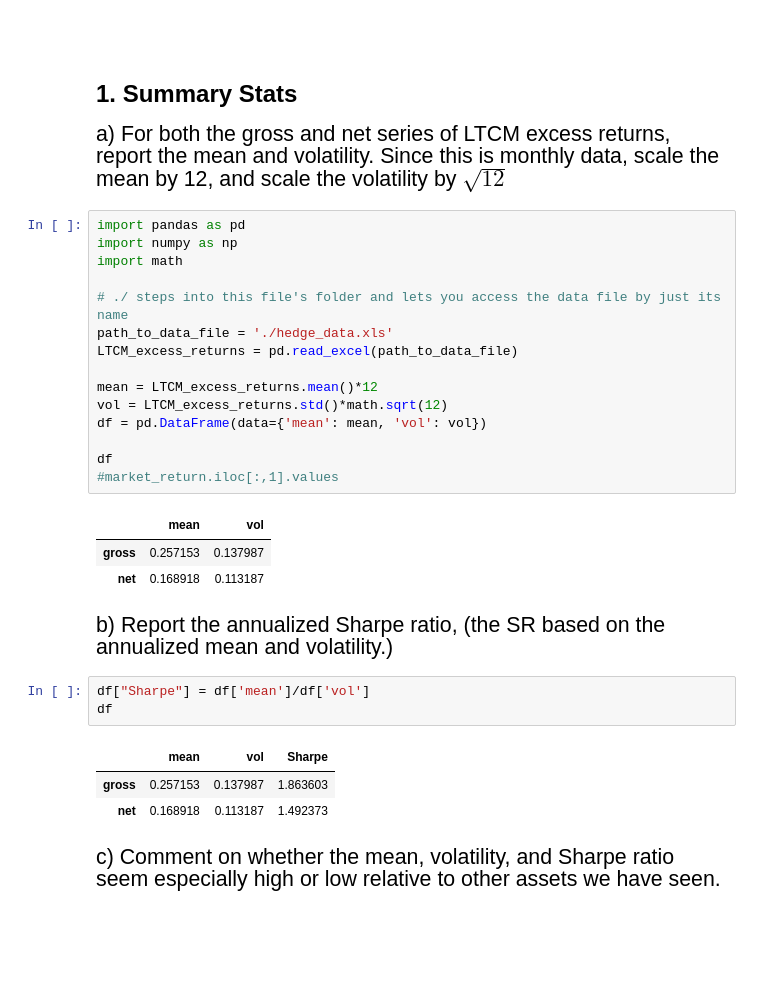
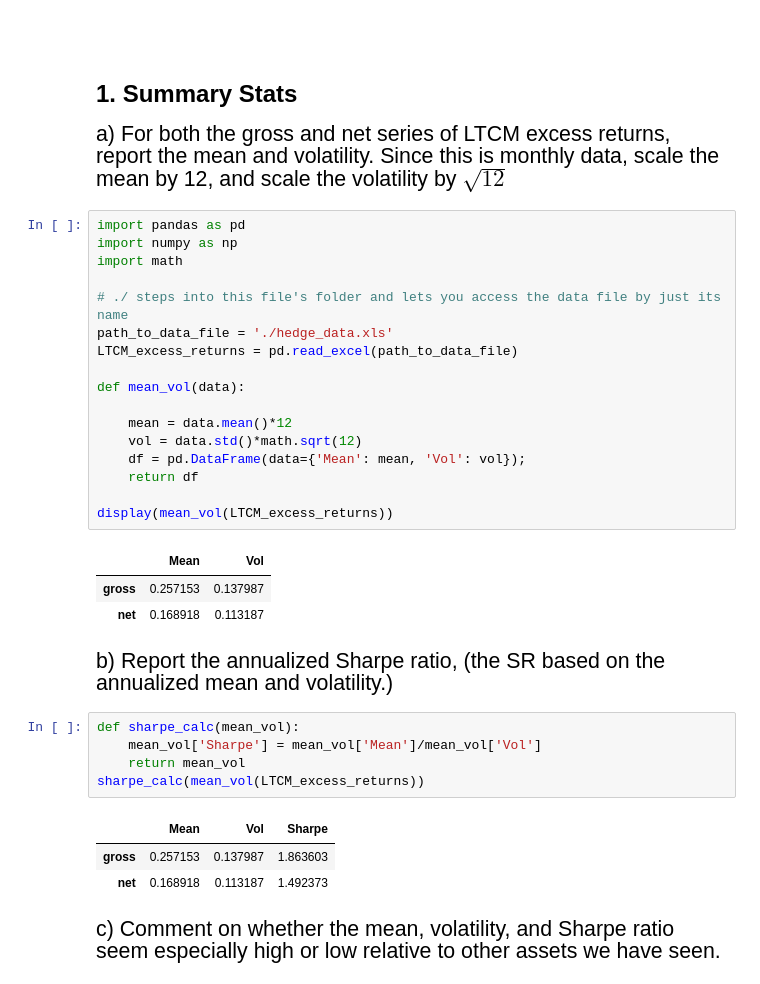
Before and after one commit to brandtlawson/Quant-Course, a Jupyter notebook: HW2/HW2_code.ipynb, the cells around one changed output. Cells and saved outputs as stored; diff of their text form; blank space fills up the shorter version.

```diff
--- a/HW2/HW2_code.ipynb
+++ b/HW2/HW2_code.ipynb
@@ -18,31 +18,35 @@
 # %%
 import pandas as pd
 import numpy as np
 import math
 
 # ./ steps into this file's folder and lets you access the data file by just its name
 path_to_data_file = './hedge_data.xls'
 LTCM_excess_returns = pd.read_excel(path_to_data_file)
 
-mean = LTCM_excess_returns.mean()*12
-vol = LTCM_excess_returns.std()*math.sqrt(12)
-df = pd.DataFrame(data={'mean': mean, 'vol': vol})
+def mean_vol(data):
 
-df
-#market_return.iloc[:,1].values
+    mean = data.mean()*12
+    vol = data.std()*math.sqrt(12)
+    df = pd.DataFrame(data={'Mean': mean, 'Vol': vol});
+    return df
+
+display(mean_vol(LTCM_excess_returns))
 # %% [output]
-|  | mean | vol |
+|  | Mean | Vol |
 | gross | 0.257153 | 0.137987 |
 | net | 0.168918 | 0.113187 |
 # %% [markdown]
 <p style="font-size:16pt"> b) Report the annualized Sharpe ratio, (the SR based on the annualized mean and volatility.)
-# %%
-df["Sharpe"] = df['mean']/df['vol']
-df
-# %% [output]
-|  | mean | vol | Sharpe |
-| gross | 0.257153 | 0.137987 | 1.863603 |
-| net | 0.168918 | 0.113187 | 1.492373 |
+# %%
+def sharpe_calc(mean_vol):
+    mean_vol['Sharpe'] = mean_vol['Mean']/mean_vol['Vol']
+    return mean_vol
+sharpe_calc(mean_vol(LTCM_excess_returns))
+# %% [output]
+|  | Mean | Vol | Sharpe |
+| gross | 0.257153 | 0.137987 | 1.863603 |
+| net | 0.168918 | 0.113187 | 1.492373 |
 # %% [markdown]
 <p style="font-size:16pt"> c) Comment on whether the mean, volatility, and Sharpe ratio seem especially high or low relative to other assets we have seen.
 # %% [markdown]
```
Also changed, not shown: parts of 7 cells of this notebook, 1 other file.
